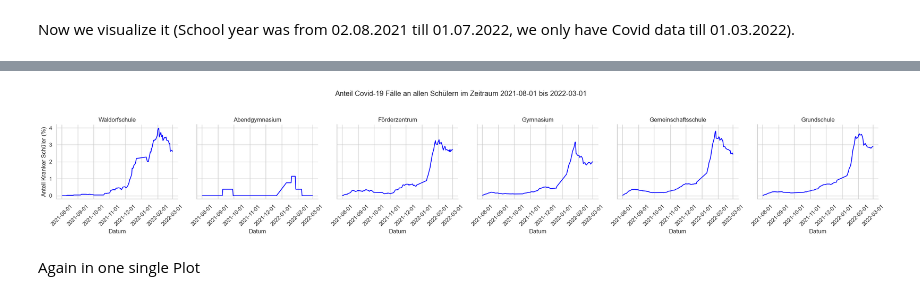
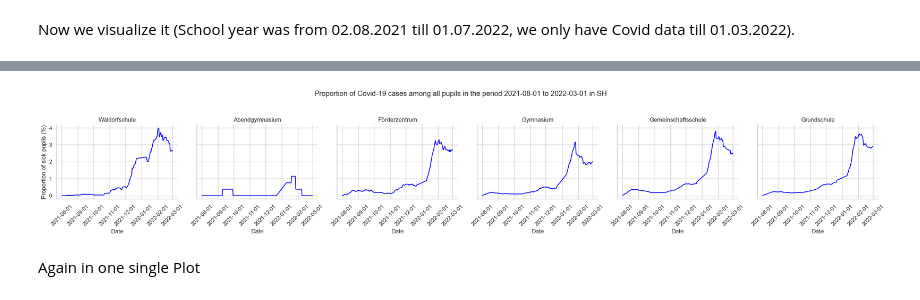
Before and after one commit to JanBaumgart/Jan_MADE, a Jupyter notebook: project/data_exploration.ipynb, the cells around one changed output, grey strips where cells are left out. Drawn from its saved outputs; the diff is of its cells as text; code cells hidden in the pictures.

```diff
--- a/project/data_exploration.ipynb
+++ b/project/data_exploration.ipynb
@@ -283,20 +280,20 @@ plt.show()
 # %%
 # Erstellung des Zeitstrahls für jeden Schultypen
 plot = seab.FacetGrid(merged_df2_3, col='Schulart', col_wrap=6, height=4)
 seab.set(style='whitegrid')
 plot.map_dataframe(seab.lineplot, x='Datum', y='Kranke Schüler (%)', color='blue')
-plot.set_axis_labels('Datum', 'Anteil Kranker Schüler (%)')
+plot.set_axis_labels('Date', 'Proportion of sick pupils (%)')
 plot.set_titles(col_template="{col_name}")
 plot.set_xticklabels(rotation=45)
 
 # Überschrift hinzufügen
-plt.suptitle('Anteil Covid-19 Fälle an allen Schülern im Zeitraum 2021-08-01 bis 2022-03-01', y=1.05)
+plt.suptitle('Proportion of Covid-19 cases among all pupils in the period 2021-08-01 to 2022-03-01 in SH', y=1.05)
 
 
 plt.tight_layout()
 plt.show()
 # %% [output]
-[figure, old version]
+[figure, new version]
 # %% [markdown]
 Again in one single Plot
 # %%
```
Also changed, not shown: parts of 3 cells of this notebook, 1 other file.
